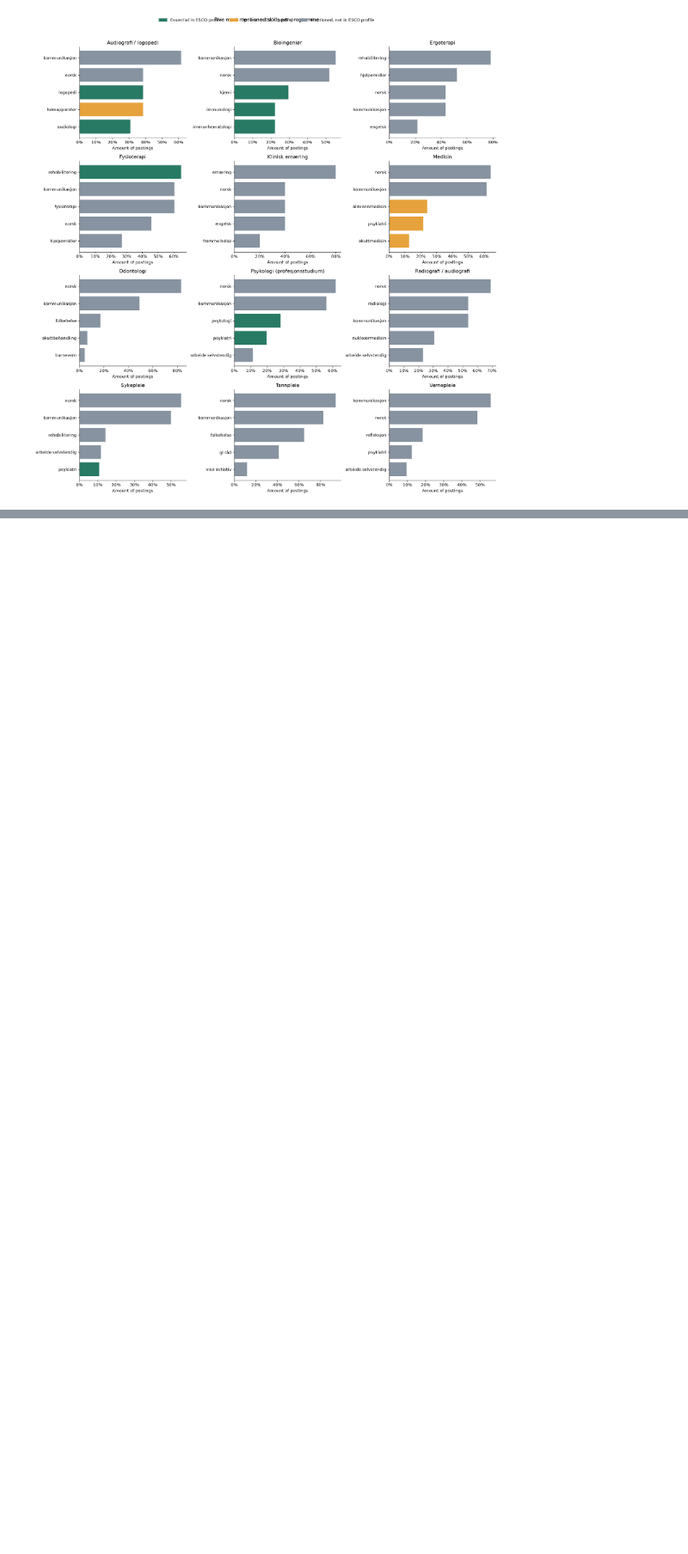
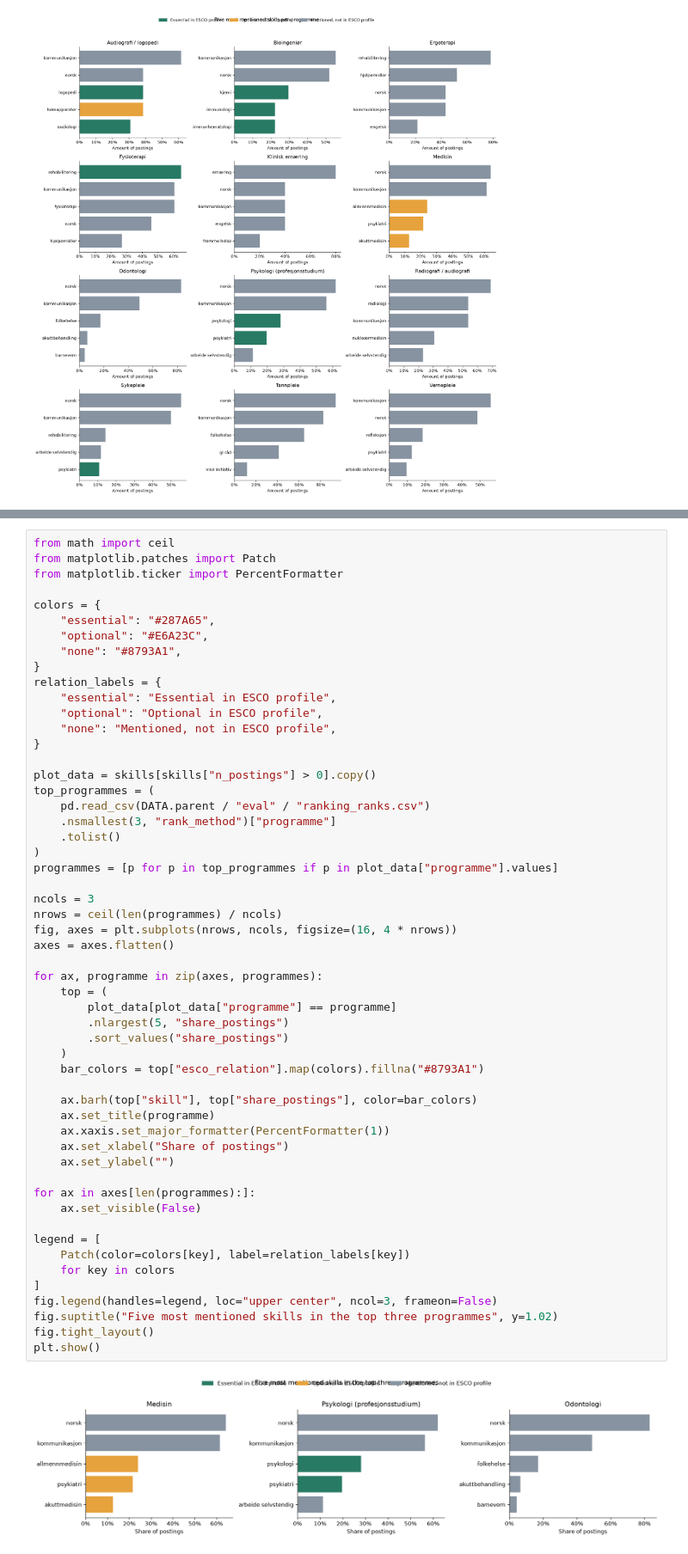
Before and after one commit to marennodenes/mind-the-gap, a Jupyter notebook: notebooks/01_data_overview.ipynb, the cells around one changed output, grey strips where cells are left out. Shown at 86% size. Cells and saved outputs as stored; diff of their text form; blank space fills up the shorter version.

Commit message:
feature(visualization): add more charts

```diff
--- a/notebooks/01_data_overview.ipynb
+++ b/notebooks/01_data_overview.ipynb
@@ -131,0 +136,56 @@ plt.show()
+# %%
+from math import ceil
+from matplotlib.patches import Patch
+from matplotlib.ticker import PercentFormatter
+
+colors = {
+    "essential": "#287A65",
+    "optional": "#E6A23C",
+    "none": "#8793A1",
+}
+relation_labels = {
+    "essential": "Essential in ESCO profile",
+    "optional": "Optional in ESCO profile",
+    "none": "Mentioned, not in ESCO profile",
+}
+
+plot_data = skills[skills["n_postings"] > 0].copy()
+top_programmes = (
+    pd.read_csv(DATA.parent / "eval" / "ranking_ranks.csv")
+    .nsmallest(3, "rank_method")["programme"]
+    .tolist()
+)
+programmes = [p for p in top_programmes if p in plot_data["programme"].values]
+
+ncols = 3
+nrows = ceil(len(programmes) / ncols)
+fig, axes = plt.subplots(nrows, ncols, figsize=(16, 4 * nrows))
+axes = axes.flatten()
+
+for ax, programme in zip(axes, programmes):
+    top = (
+        plot_data[plot_data["programme"] == programme]
+        .nlargest(5, "share_postings")
+        .sort_values("share_postings")
+    )
+    bar_colors = top["esco_relation"].map(colors).fillna("#8793A1")
+
+    ax.barh(top["skill"], top["share_postings"], color=bar_colors)
+    ax.set_title(programme)
+    ax.xaxis.set_major_formatter(PercentFormatter(1))
+    ax.set_xlabel("Share of postings")
+    ax.set_ylabel("")
+
+for ax in axes[len(programmes):]:
+    ax.set_visible(False)
+
+legend = [
+    Patch(color=colors[key], label=relation_labels[key])
+    for key in colors
+]
+fig.legend(handles=legend, loc="upper center", ncol=3, frameon=False)
+fig.suptitle("Five most mentioned skills in the top three programmes", y=1.02)
+fig.tight_layout()
+plt.show()
+# %% [output]
+[figure, added]
```
Also changed, not shown: parts of 1 cell of this notebook, 1 other file.
